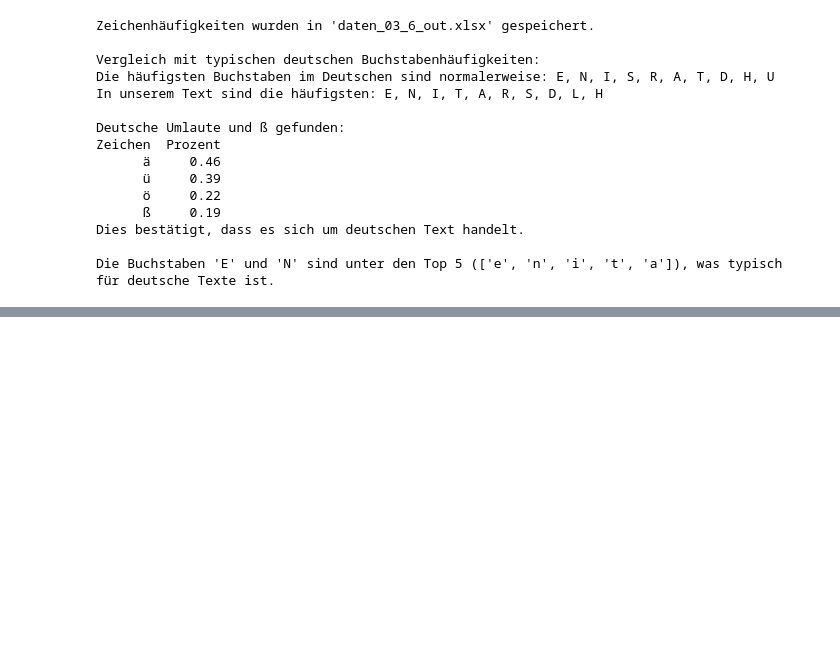
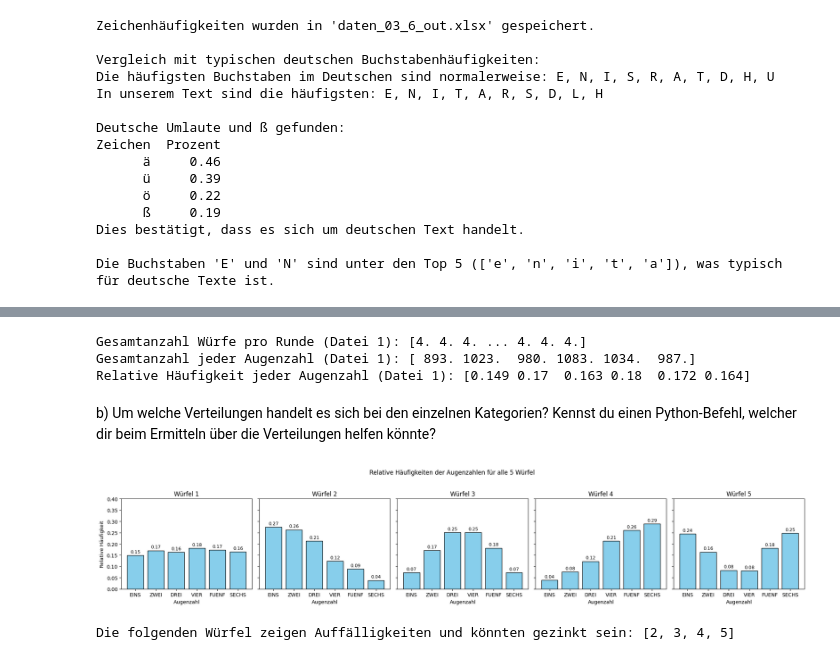
Before and after one commit to Wenish/teko-semester4-data-science, a Jupyter notebook: aufgabenserie3.ipynb, the cells around one changed output, grey strips where cells are left out. Saved outputs shown, nothing was run; the diff lists cells and outputs as text; code cells hidden in the pictures; blank space fills up the shorter version.

```diff
--- a/aufgabenserie3.ipynb
+++ b/aufgabenserie3.ipynb
@@ -646,0 +673,80 @@ Die Buchstaben 'E' und 'N' sind unter den Top 5 (['e', 'n', 'i', 't', 'a']), was
+# %%
+# Funktion zum Einlesen und Kategorisieren der Würfeldaten
+def wuerfel_daten_auswerten(dateipfad):
+    # Daten einlesen, Header überspringen
+    daten = np.genfromtxt(dateipfad, delimiter=';', skip_header=1)
+    # Die erste Spalte ist die Rundennummer, die restlichen Spalten sind die Würfelergebnisse
+    augenzahlen = daten[:, 1:]
+    # Gesamtanzahl Würfe pro Runde
+    gesamt_wuerfe_pro_runde = np.sum(augenzahlen, axis=1)
+    # Gesamtanzahl jeder Augenzahl über alle Runden
+    gesamt_augen = np.sum(augenzahlen, axis=0)
+    # Relative Häufigkeit jeder Augenzahl
+    rel_haeufigkeit = gesamt_augen / np.sum(gesamt_augen)
+    return {
+        "gesamt_wuerfe_pro_runde": gesamt_wuerfe_pro_runde,
+        "gesamt_augen": gesamt_augen,
+        "rel_haeufigkeit": rel_haeufigkeit
+    }
+
+# Beispiel für eine Datei (für alle 5 Dateien analog anwenden)
+dateien = [
+    "./daten/daten_03_7_1.txt",
+    "./daten/daten_03_7_2.txt",
+    "./daten/daten_03_7_3.txt",
+    "./daten/daten_03_7_4.txt",
+    "./daten/daten_03_7_5.txt"
+]
+
+auswertungen = []
+for datei in dateien:
+    auswertung = wuerfel_daten_auswerten(datei)
+    auswertungen.append(auswertung)
+
+# Ergebnisse für die erste Datei anzeigen
+print("Gesamtanzahl Würfe pro Runde (Datei 1):", auswertungen[0]["gesamt_wuerfe_pro_runde"])
+print("Gesamtanzahl jeder Augenzahl (Datei 1):", auswertungen[0]["gesamt_augen"])
+print("Relative Häufigkeit jeder Augenzahl (Datei 1):", np.round(auswertungen[0]["rel_haeufigkeit"], 3))
+# %% [output]
+Gesamtanzahl Würfe pro Runde (Datei 1): [4. 4. 4. ... 4. 4. 4.]
+Gesamtanzahl jeder Augenzahl (Datei 1): [ 893. 1023.  980. 1083. 1034.  987.]
+Relative Häufigkeit jeder Augenzahl (Datei 1): [0.149 0.17  0.163 0.18  0.172 0.164]
+# %% [markdown]
+b) Um welche Verteilungen handelt es sich bei den einzelnen Kategorien? Kennst du einen
+Python-Befehl, welcher dir beim Ermitteln über die Verteilungen helfen könnte?
+# %%
+# c) Visualisierung der relativen Häufigkeiten jeder Augenzahl für alle 5 Würfel als Säulendiagramme
+
+fig, axes = plt.subplots(1, 5, figsize=(20, 4), sharey=True)
+augen_labels = ['EINS', 'ZWEI', 'DREI', 'VIER', 'FUENF', 'SECHS']
+
+for i, auswertung in enumerate(auswertungen):
+    axes[i].bar(augen_labels, auswertung["rel_haeufigkeit"], color='skyblue', edgecolor='black')
+    axes[i].set_title(f"Würfel {i+1}")
+    axes[i].set_xlabel("Augenzahl")
+    if i == 0:
+        axes[i].set_ylabel("Relative Häufigkeit")
+    axes[i].set_ylim(0, 0.4)
+    for j, v in enumerate(auswertung["rel_haeufigkeit"]):
+        axes[i].text(j, v + 0.01, f"{v:.2f}", ha='center', fontsize=9)
+
+plt.suptitle("Relative Häufigkeiten der Augenzahlen für alle 5 Würfel")
+plt.tight_layout(rect=[0, 0, 1, 0.95])
+plt.show()
+
+# d) Analyse: Welche Würfel waren gezinkt?
+# Ein fairer Würfel hätte für jede Augenzahl eine relative Häufigkeit von etwa 1/6 ≈ 0.167.
+# Wir markieren Würfel, bei denen eine Augenzahl deutlich häufiger oder seltener als erwartet auftritt.
+
+gezinkt = []
+for idx, auswertung in enumerate(auswertungen):
+    if np.any(auswertung["rel_haeufigkeit"] > 0.2) or np.any(auswertung["rel_haeufigkeit"] < 0.05):
+        gezinkt.append(idx + 1)
+
+if gezinkt:
+    print(f"Die folgenden Würfel zeigen Auffälligkeiten und könnten gezinkt sein: {gezinkt}")
+else:
+    print("Alle Würfel zeigen eine annähernd gleichmäßige Verteilung und sind vermutlich fair.")
+# %% [output]
+[figure, added]
+Die folgenden Würfel zeigen Auffälligkeiten und könnten gezinkt sein: [2, 3, 4, 5]
```
Also changed, not shown: parts of 1 cell of this notebook.
